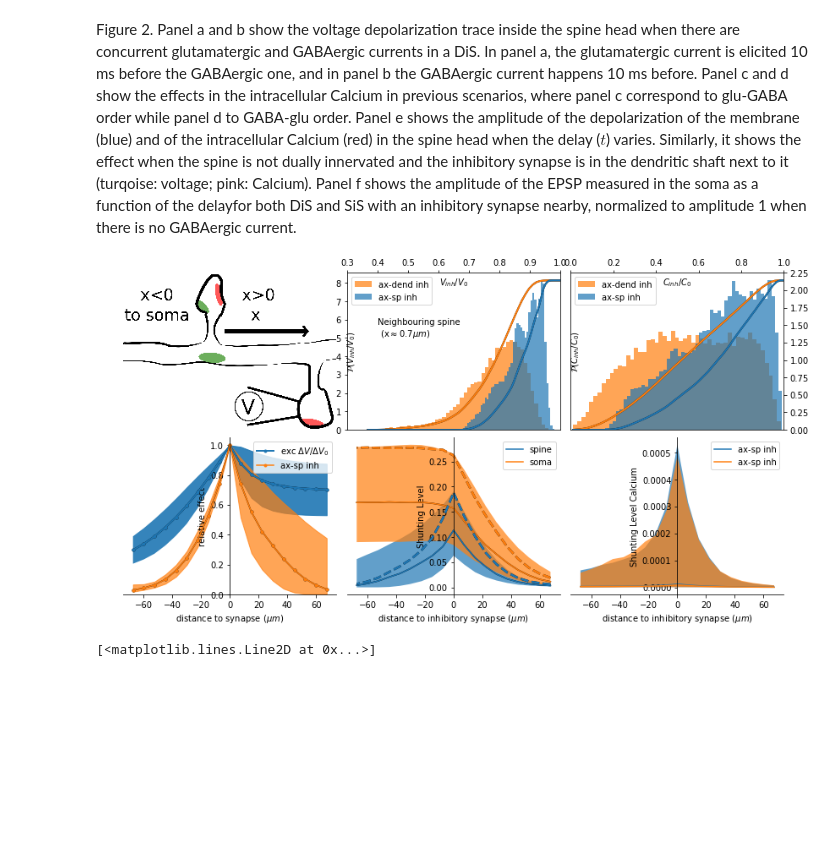
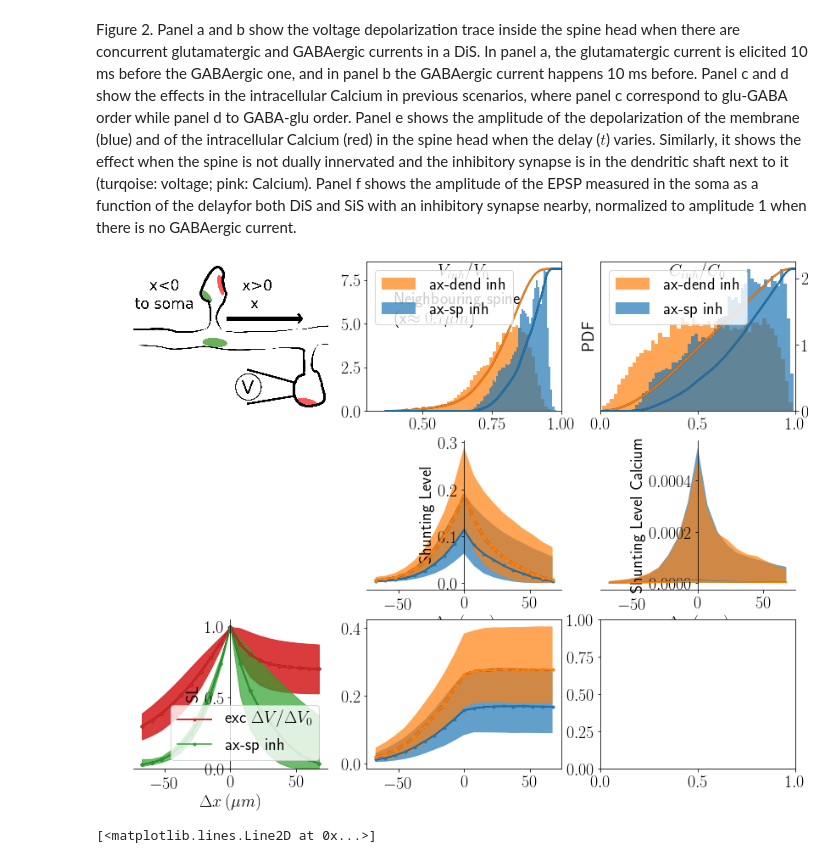
Before and after one commit to p-serna/SpineModel, a Jupyter notebook: Figures paper.ipynb, the cells around one changed output. Drawn from its saved outputs; the diff is of its cells as text; code cells hidden in the pictures; blank space fills up the shorter version.

```diff
--- a/Figures paper.ipynb
+++ b/Figures paper.ipynb
@@ -448,8 +601,8 @@ with open("gatinginfo_inh_electrotonic.pickle","rb") as f:
 # %%
 im = Image.open('../dendinteg2.png')
 
-fig = figure(figsize=(14,7))
-gs = mpl.gridspec.GridSpec(2, 3,  wspace=0.05, hspace=0.05) # 2x3 grid
+fig = figure(figsize=(14,11))
+gs = mpl.gridspec.GridSpec(3, 3,  wspace=0.2, hspace=0.2) # 2x3 grid
 ax0 = fig.add_subplot(gs[0, 0]) # first full col
 ax0b = fig.add_subplot(gs[1, 0]) # first full col
 
@@ -457,6 +610,9 @@ ax2 = fig.add_subplot(gs[0, 1]) # first row, second col
 ax1 = fig.add_subplot(gs[0, 2]) # first row, third col
 ax4 = fig.add_subplot(gs[1, 1]) # 2nd row, second col
 ax3 = fig.add_subplot(gs[1, 2]) # 2nd row, 3rd col
+axl1 = fig.add_subplot(gs[2, 0]) # lower row, 1st col
+axl2 = fig.add_subplot(gs[2, 1]) # lower row, second col
+axl3 = fig.add_subplot(gs[2, 2]) # lower row, 3rd col
 
 
 
@@ -477,12 +633,12 @@ ax3 = fig.add_subplot(gs[1, 2]) # 2nd row, 3rd col
 #        ye = ye[:sel]
 #    ax0b.plot(xe,ye,'k-',alpha=0.05)
 
-ax0b.fill_between(xt,mt-mts,mt+mts,alpha=0.9)
-ax0b.plot(xt,mt,'k.-',linewidth=2)
-ax0b.plot(xt,mt,'C0.-',label='exc $\Delta V/\Delta V_0$',linewidth=2)
-ax0b.fill_between(-xt,mtn-mtsn,mtn+mtsn,color='C0',alpha=0.9)
-ax0b.plot(-xt,mtn,'k.-',linewidth=2)
-ax0b.plot(-xt,mtn,'C0.-',linewidth=2)
+axl1.fill_between(xt,mt-mts,mt+mts,alpha=0.9,color='C3')
+axl1.plot(xt,mt,'k.-',linewidth=2)
+axl1.plot(xt,mt,'C3.-',label='exc $\Delta V/\Delta V_0$',linewidth=2)
+axl1.fill_between(-xt,mtn-mtsn,mtn+mtsn,color='C3',alpha=0.9)
+axl1.plot(-xt,mtn,'k.-',linewidth=2)
+axl1.plot(-xt,mtn,'C3.-',linewidth=2)
 #axsp = 0
 #lab = 'Vspine'
 #ax0b.plot(shleh0[lab][:,0],shleh0[lab][:,1+axsp*5],'C1--',label='ax-dend: $ShntI/ShntI_0$')
@@ -490,16 +646,16 @@ ax0b.plot(-xt,mtn,'C0.-',linewidth=2)
 axsp = 1
 lab = 'Vspine'
 # : $ShntI/ShntI_0$
-ax0b.plot(shleh0[lab][:,0],shleh0[lab][:,1+axsp*5],'k.-')
-ax0b.plot(shleh0[lab][:,0],shleh0[lab][:,1+axsp*5],'C1.-',label='ax-sp inh')
-ax0b.fill_between(shleh0[lab][:,0],shleh0[lab][:,2+axsp*5],shleh0[lab][:,3+axsp*5],color='C1',alpha=0.7)
-ax0b.legend()
-ax0b.set_ylim(0,1.05)
-ax0b.spines['left'].set_position(('data',0.0))
-ax0b.spines['top'].set_color('none')
-ax0b.spines['right'].set_color('none')
-ax0b.set_xlabel('distance to synapse ($\mu m$)')
-ax0b.set_ylabel('relative effect')
+axl1.plot(shleh0[lab][:,0],shleh0[lab][:,1+axsp*5],'k.-')
+axl1.plot(shleh0[lab][:,0],shleh0[lab][:,1+axsp*5],'C2.-',label='ax-sp inh')
+axl1.fill_between(shleh0[lab][:,0],shleh0[lab][:,2+axsp*5],shleh0[lab][:,3+axsp*5],color='C2',alpha=0.7)
+axl1.legend()
+axl1.set_ylim(0,1.05)
+axl1.spines['left'].set_position(('data',0.0))
+axl1.spines['top'].set_color('none')
+axl1.spines['right'].set_color('none')
+axl1.set_xlabel('$\Delta x\, (\mu m)$')
+axl1.set_ylabel('SL')
 #ax0b.xaxis.set_visible(False)
 
 ax0.imshow(im)
@@ -591,64 +747,70 @@ ax1.plot(htx,hty*myl,'C0',linewidth=2)
 #hty = cumsum(ht[0])/sum(ht[0])
 #ax3.plot(htx,hty*max(ht[0]),'C1')
 #ax3.set_ylim(0,max(ht[0])*1.05)
+axss = [ax4,axl2]
 axsp = 1
 # ['Vspine','Vsoma','Vdendrite']
 for i,lab in enumerate(['Vspine','Vsoma']):
-    ax4.plot(-shle[lab][:,0],shle[lab][:,1+axsp*5],'k')
-    ax4.plot(-shle[lab][:,0],shle[lab][:,1+axsp*5],label=lab[1:])
-    ax4.fill_between(-shle[lab][:,0],shle[lab][:,2+axsp*5],shle[lab][:,3+axsp*5],alpha=0.7)
+    axss[i].plot(shle[lab][:,0],shle[lab][:,1+axsp*5],'k')
+    axss[i].plot(shle[lab][:,0],shle[lab][:,1+axsp*5],'.-',label=lab[1:])
+    axss[i].fill_between(shle[lab][:,0],shle[lab][:,2+axsp*5],shle[lab][:,3+axsp*5],alpha=0.7)
 ax4.spines['left'].set_position(('data',0.0))
 ax4.spines['top'].set_color('none')
 ax4.spines['right'].set_color('none')
 ax4.set_ylabel('Shunting Level')
-ax4.set_xlabel('distance to inhibitory synapse ($\mu m$)')
-ax4.legend()
+ax4.set_xlabel('$\Delta x\, (\mu m)$')
+#ax4.legend()
 
 axsp = 0
 for i,lab in enumerate(['Vspine','Vsoma']):
-    ax4.plot(-shle[lab][:,0],shle[lab][:,1+axsp*5],'k--',linewidth=2.5)
-    ax4.plot(-shle[lab][:,0],shle[lab][:,1+axsp*5],'C'+str(i)+'--',linewidth=2.5)
+    axss[i].plot(shle[lab][:,0],shle[lab][:,1+axsp*5],'k--',linewidth=2.5)
+    axss[i].plot(shle[lab][:,0],shle[lab][:,1+axsp*5],'C1.-',linewidth=2.5)
+    axss[i].fill_between(shle[lab][:,0],shle[lab][:,2+axsp*5],shle[lab][:,3+axsp*5],alpha=0.7)
 
 axsp = 1
 for lab in ['Ca']:
-    ax3.plot(-shle[lab][:,0],shle[lab][:,1+axsp*5],label='ax-sp inh')
-    ax3.fill_between(-shle[lab][:,0],shle[lab][:,2+axsp*5],shle[lab][:,3+axsp*5],alpha=0.7)
+    ax3.plot(shle[lab][:,0],shle[lab][:,1+axsp*5],label='ax-sp inh')
+    ax3.fill_between(shle[lab][:,0],shle[lab][:,2+axsp*5],shle[lab][:,3+axsp*5],alpha=0.7)
 
 axsp = 0
 for lab in ['Ca']:
-    ax3.plot(-shleh[lab][:,0],shleh[lab][:,1+axsp*5],label='ax-sp inh')
-    ax3.fill_between(-shleh[lab][:,0],shleh[lab][:,2+axsp*5],shleh[lab][:,3+axsp*5],alpha=0.7)
+    ax3.plot(shleh[lab][:,0],shleh[lab][:,1+axsp*5],label='ax-sp inh')
+    ax3.fill_between(shleh[lab][:,0],shleh[lab][:,2+axsp*5],shleh[lab][:,3+axsp*5],alpha=0.7)
 
 ax3.spines['left'].set_position(('data',0.0))
 ax3.spines['top'].set_color('none')
 ax3.spines['right'].set_color('none')
 ax3.set_ylabel('Shunting Level Calcium')
-ax3.set_xlabel('distance to inhibitory synapse ($\mu m$)')
-ax3.legend()
+ax3.set_xlabel('$\Delta x\, (\mu m)$')
+#ax3.legend()
 
 
-ax1.xaxis.tick_top()
+#ax1.xaxis.tick_top()
 ax1.set_xlim(0,1)
 #ax1.yaxis.set_visible(False)
 ax1.yaxis.tick_right()
-ax1.set_ylabel('${\cal P}(C_{inh}/C_0)$')
-ax1.yaxis.set_label_coords(0.05,0.5)
+#ax1.set_ylabel('${\cal P}(C_{inh}/C_0)$')
+ax1.set_ylabel('PDF')
+#ax1.yaxis.set_label_coords(0.05,0.5)
 ax1.set_xlabel('$C_{inh}/C_0$')
 ax1.xaxis.set_label_coords(0.5,.98)
 
-ax2.xaxis.tick_top()
+#ax2.xaxis.tick_top()
 ax2.set_xlim(0.3,1)
 #ax2.yaxis.tick_right()
-ax2.set_ylabel('${\cal P}(V_{inh}/V_0)$')
-ax2.yaxis.set_label_coords(0.05,0.5)
+#ax2.set_ylabel('${\cal P}(V_{inh}/V_0)$')
+#ax2.yaxis.set_label_coords(0.05,0.5)
 ax2.set_xlabel('$V_{inh}/V_0$')
 ax2.xaxis.set_label_coords(0.5,.98)
 
 ax2.annotate('Neighbouring spine\n (x$\\approx0.7 \mu m$)',xy = (0.4,5.))
 
+ax0b.set_axis_off()
+
+
 savefig('f3.png',dpi = 300,tight_layout = True)
 # %% [output]
-[figure, old version]
+[figure, new version]
 # %%
 plot(fdatf[:,5]+fdatf[:,4],(fap0f[:,2]-fap0f[:,1])/fap0f[:,0],'.')
 figure()
```
Also changed, not shown: parts of 11 cells of this notebook, 2 other files.
